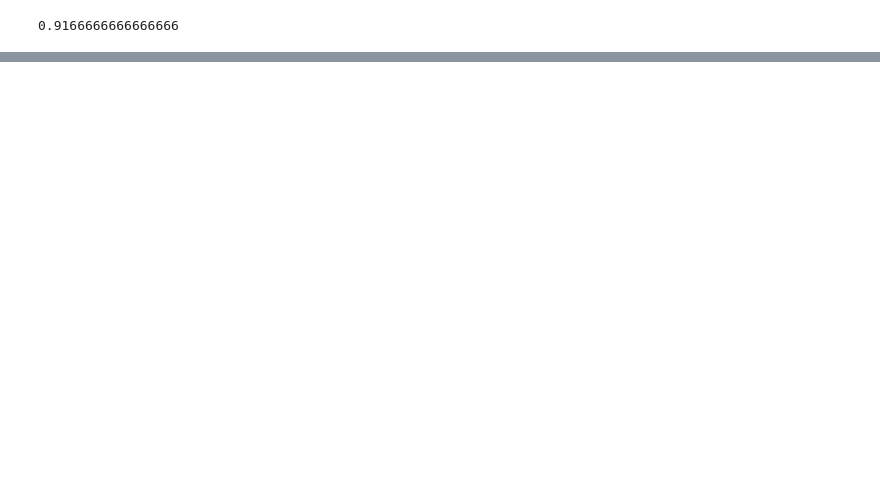
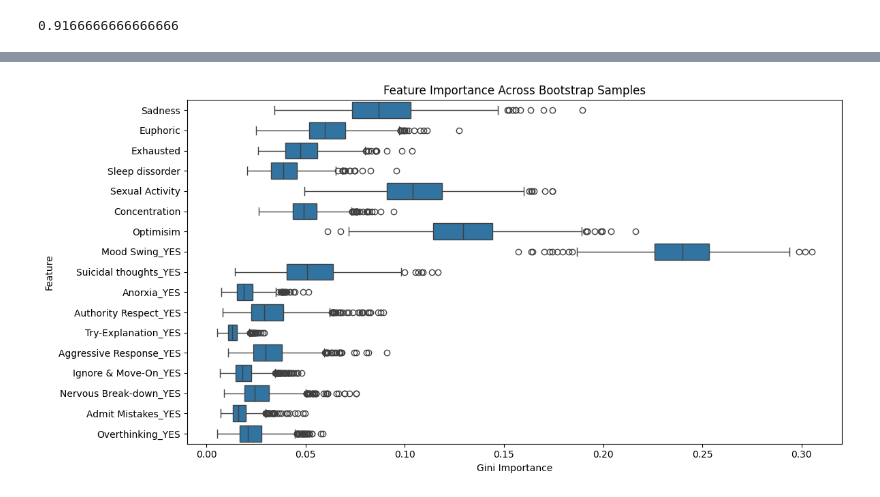
Before and after one commit to yohan2001colombo/DataScience, a Jupyter notebook: data_project_1.ipynb, the cells around one changed output, grey strips where cells are left out. Drawn from its saved outputs; the diff is of its cells as text; code cells hidden in the pictures; blank space fills up the shorter version.

```diff
--- a/data_project_1.ipynb
+++ b/data_project_1.ipynb
@@ -519,0 +590,37 @@ array(['Depression', 'Depression', 'Depression', 'Bipolar Type-1',
+# %%
+def featue_importancel_on_bootstrap(model, bootstrap_samples):
+
+    all_feature_imps = []
+
+    for i, (X_train, X_test, y_train, y_test) in enumerate(tqdm(
+        bootstrap_samples, desc="Feature Importance")):
+
+        try:
+            model.fit(X_train, y_train)
+            # Feature importances
+            importances = model.feature_importances_
+            feature_imp_df = pd.DataFrame({
+                'Feature': X_train.columns,
+                'Gini Importance': importances,
+                'Bootstrap Sample': i
+            })
+            all_feature_imps.append(feature_imp_df)
+
+        except Exception as e:
+            print(f"Error on sample {i}: {e}")
+
+    # Combine all feature importance dataframes
+    all_feature_imps_df = pd.concat(all_feature_imps, ignore_index=True)
+
+    return all_feature_imps_df
+# %%
+# Generate validated bootstrap samples
+samples = generate_bootstrap_samples(
+  X, y,
+  categorical_features,
+  continuous_features,
+  n_samples=1000
+)
+clf = RandomForestClassifier(max_depth=16, n_estimators=175)
+
+feature_importance_df = featue_importancel_on_bootstrap(clf, samples)
@@ -519,0 +664,8 @@ array(['Depression', 'Depression', 'Depression', 'Bipolar Type-1',
+# %%
+plt.figure(figsize=(12, 6))
+sns.boxplot(data=feature_importance_df, x='Gini Importance', y='Feature', orient='h')
+plt.title('Feature Importance Across Bootstrap Samples')
+plt.tight_layout()
+plt.show()
+# %% [output]
+[figure, added]
```
Also changed, not shown: parts of 22 cells of this notebook.
